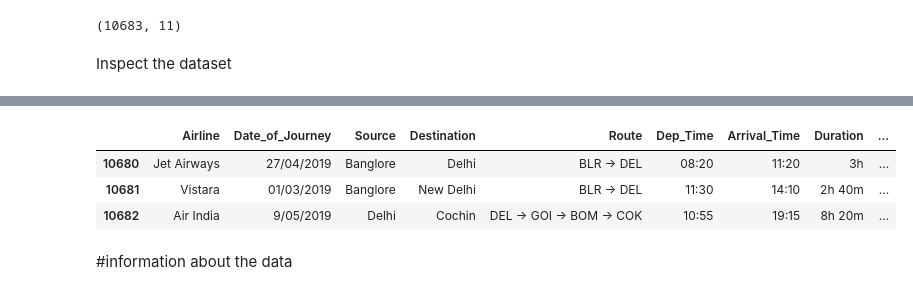
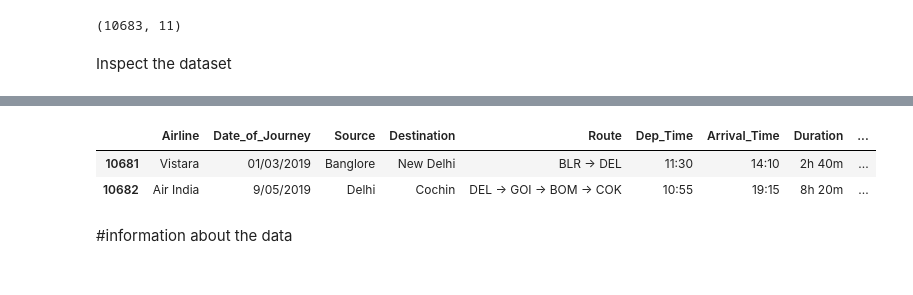
Before and after one commit to Uppala19/Airline-fare-Prediction, a Jupyter notebook: final_project_msc.ipynb, the cells around one changed output, grey strips where cells are left out. Cells and saved outputs as stored; diff of their text form; code cells hidden in the pictures.

```diff
--- a/final_project_msc.ipynb
+++ b/final_project_msc.ipynb
@@ -12,7 +12,7 @@ import time
 Load and Explore the Dataset
 # %%
 # Load dataset
-file_path = '/content/Data_Train.xlsx'  # Replace with your dataset path
+file_path = '/content/Data_Train (3).xlsx' # Replace with your dataset path
 data = pd.read_excel(file_path)
 # %% [markdown]
 Size of data set
@@ -34,8 +32,7 @@ data.head(5)
 # %%
-data.iloc[-3:]  # Retrieves the last 5 rows
+data.iloc[-2:]  # Retrieves the last 5 rows
 # %% [output]
 |  | Airline | Date_of_Journey | Source | Destination | Route | Dep_Time | Arrival_Time | Duration | ... |
-| 10680 | Jet Airways | 27/04/2019 | Banglore | Delhi | BLR → DEL | 08:20 | 11:20 | 3h | ... |
 | 10681 | Vistara | 01/03/2019 | Banglore | New Delhi | BLR → DEL | 11:30 | 14:10 | 2h 40m | ... |
 | 10682 | Air India | 9/05/2019 | Delhi | Cochin | DEL → GOI → BOM → COK | 10:55 | 19:15 | 8h 20m | ... |
 # %% [markdown]
```
Also changed, not shown: parts of 124 cells of this notebook.
